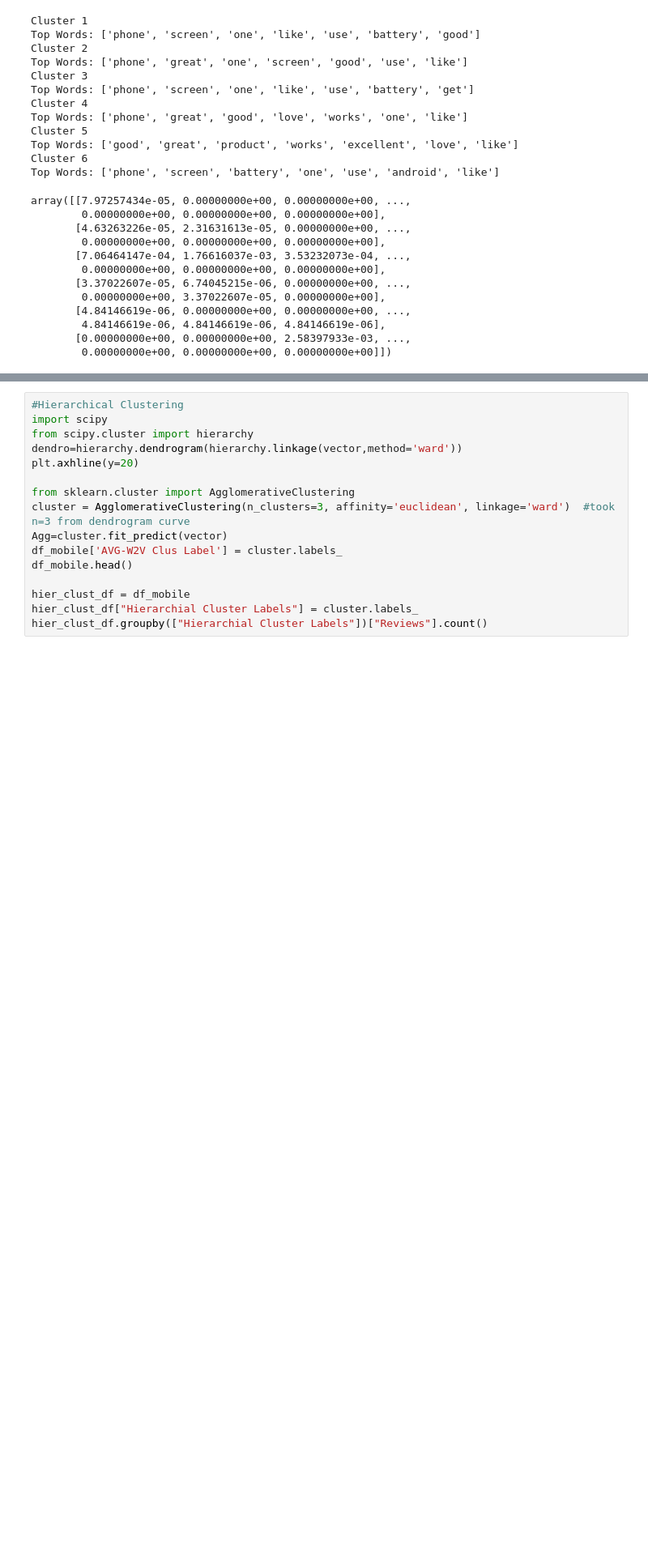
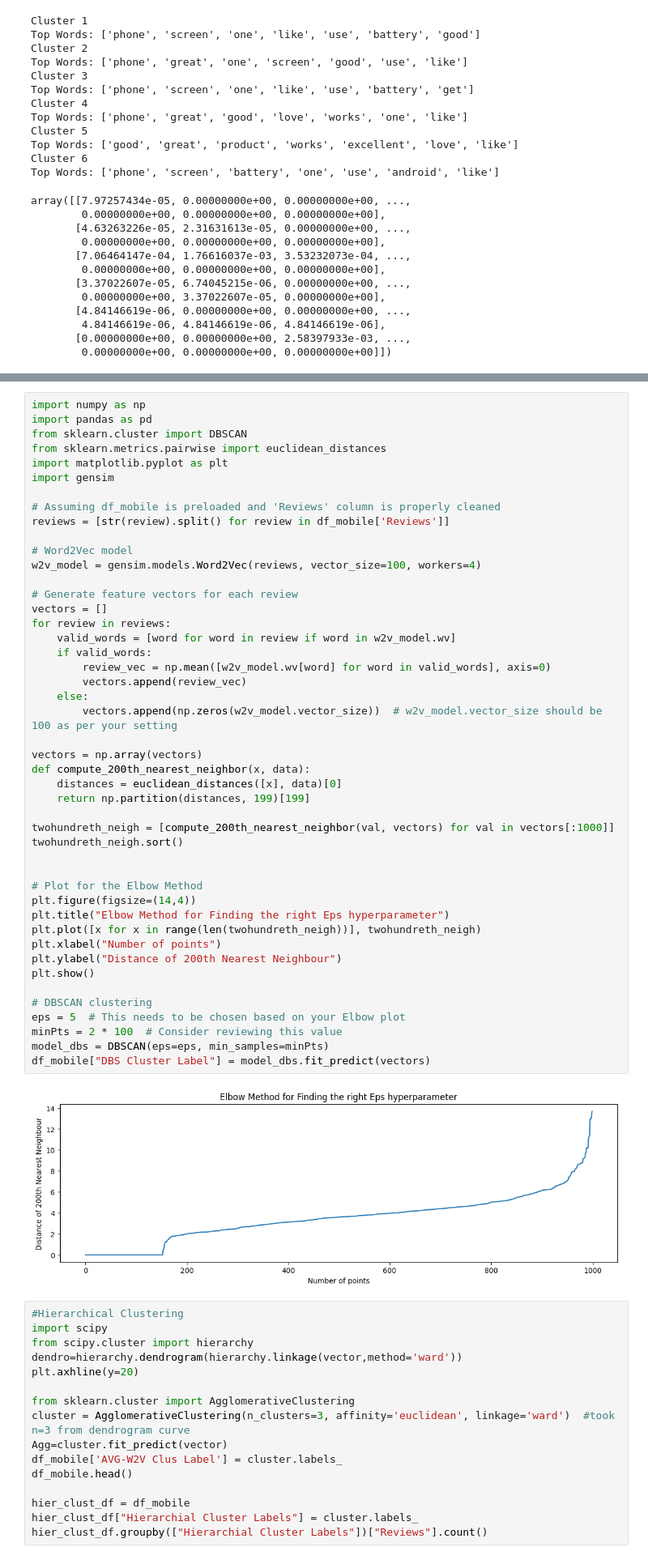
Before and after one commit to GirijaKondapally/Girija_INFO5731_-Fall2023, a Jupyter notebook: Kondapally_Exercise_05.ipynb, the cells around one changed output, grey strips where cells are left out. Shown at 81% size. Drawn from its saved outputs; the diff is of its cells as text; blank space fills up the shorter version.

```diff
--- a/Kondapally_Exercise_05.ipynb
+++ b/Kondapally_Exercise_05.ipynb
@@ -619,3 +537,51 @@ NameError: ignored
+# %%
+import numpy as np
+import pandas as pd
+from sklearn.cluster import DBSCAN
+from sklearn.metrics.pairwise import euclidean_distances
+import matplotlib.pyplot as plt
+import gensim
+
+# Assuming df_mobile is preloaded and 'Reviews' column is properly cleaned
+reviews = [str(review).split() for review in df_mobile['Reviews']]
+
+# Word2Vec model
+w2v_model = gensim.models.Word2Vec(reviews, vector_size=100, workers=4)
+
+# Generate feature vectors for each review
+vectors = []
+for review in reviews:
+    valid_words = [word for word in review if word in w2v_model.wv]
+    if valid_words:
+        review_vec = np.mean([w2v_model.wv[word] for word in valid_words], axis=0)
+        vectors.append(review_vec)
+    else:
+        vectors.append(np.zeros(w2v_model.vector_size))  # w2v_model.vector_size should be 100 as per your setting
+
+vectors = np.array(vectors)
+def compute_200th_nearest_neighbor(x, data):
+    distances = euclidean_distances([x], data)[0]
+    return np.partition(distances, 199)[199]
+
+twohundreth_neigh = [compute_200th_nearest_neighbor(val, vectors) for val in vectors[:1000]]
+twohundreth_neigh.sort()
+
+
+# Plot for the Elbow Method
+plt.figure(figsize=(14,4))
+plt.title("Elbow Method for Finding the right Eps hyperparameter")
+plt.plot([x for x in range(len(twohundreth_neigh))], twohundreth_neigh)
+plt.xlabel("Number of points")
+plt.ylabel("Distance of 200th Nearest Neighbour")
+plt.show()
+
+# DBSCAN clustering
+eps = 5  # This needs to be chosen based on your Elbow plot
+minPts = 2 * 100  # Consider reviewing this value
+model_dbs = DBSCAN(eps=eps, min_samples=minPts)
+df_mobile["DBS Cluster Label"] = model_dbs.fit_predict(vectors)
+# %% [output]
+[figure, added]
 # %%
 #Hierarchical Clustering
 import scipy
```
Also changed, not shown: parts of 6 cells of this notebook.
